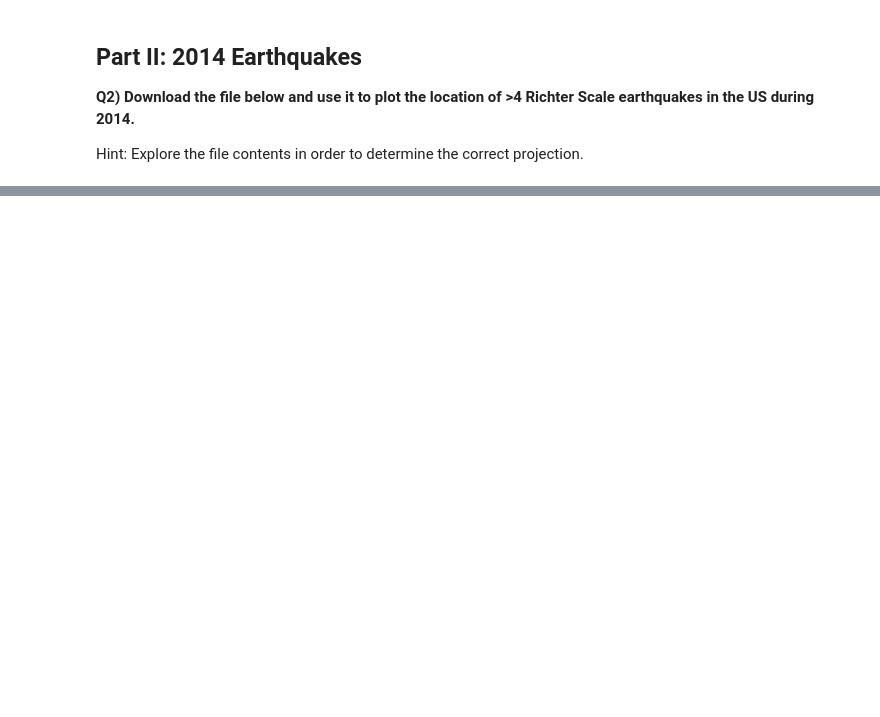
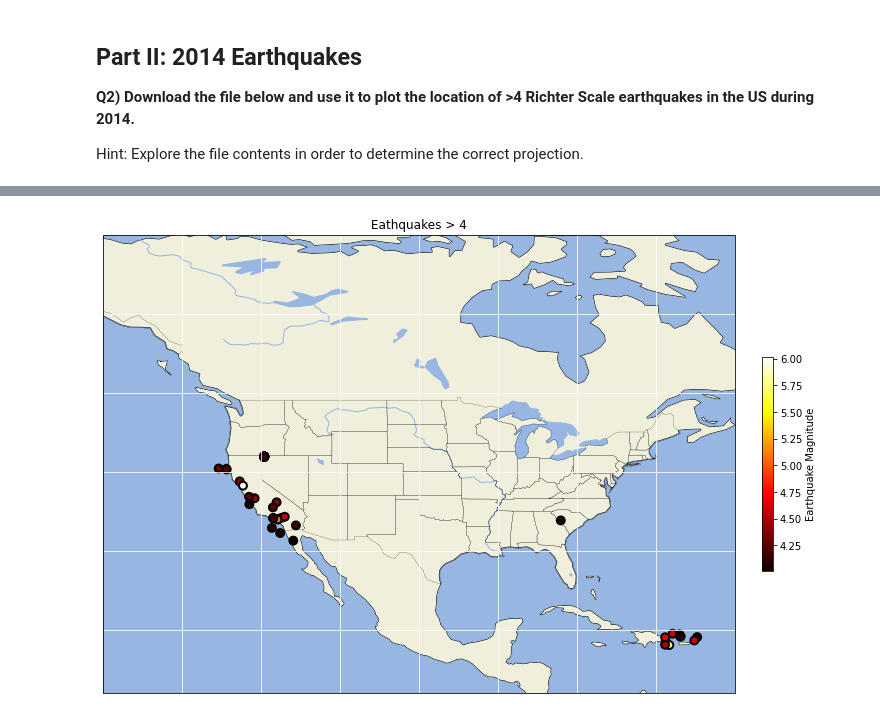
Before and after one commit to axellebersier/2022_Intro_Python, a Jupyter notebook: Exercises/W2_S2.ipynb, the cells around one changed output, grey strips where cells are left out. Cells and saved outputs as stored; diff of their text form; code cells hidden in the pictures; blank space fills up the shorter version.

```diff
--- a/Exercises/W2_S2.ipynb
+++ b/Exercises/W2_S2.ipynb
@@ -237,28 +258,30 @@ Downloading data from 'https://unils-my.sharepoint.com/:x:/g/personal/tom_beucle
 usgs_2014_nonan = usgs_2014.dropna()
 usgs_2014_large = usgs_2014_nonan[usgs_2014_nonan['mag']>4]
 # %%
-fig,ax = plt.subplots(1,1,figsize=(12, 12),subplot_kw={'projection': ccrs.Robinson()})
+fig,ax = plt.subplots(1,1,figsize=(12, 12),subplot_kw={'projection': ccrs.PlateCarree()})
 # The rest doesn't change:
 ax.set_extent([-140, -60, 12,70], ccrs.PlateCarree())
 
 ######################################################################################################################################################
 # Add Land, Ocean, Rivers, and State Lines
 # Hint: Land linewidth = 3; States: edgecolor='gray',linewidth=1.25; lakes/ocean/rivers: no change
 # Hint: https://matplotlib.org/stable/gallery/color/named_colors.html for the names of the colors available
 ######################################################################################################################################################
-____.add_feature(cartopy._____.____, edgecolor='____',linewidths=____)
-____.add_feature(cartopy._____.____)
-____.add_feature(cartopy._____.____)
-____.add_feature(cartopy._____.____)
-____.add_feature(cartopy._____.____,edgecolor='____',linewidth=____)
-____.gridlines(lw=____,color='____')
+ax.add_feature(cartopy.feature.LAND, edgecolor='k',linewidths=2)
+ax.add_feature(cartopy.feature.OCEAN)
+ax.add_feature(cartopy.feature.LAKES)
+ax.add_feature(cartopy.feature.RIVERS)
+ax.add_feature(cartopy.feature.STATES,edgecolor='k',linewidth=0.2)
+ax.gridlines(lw=2,color='w')
 
 ######################################################################################################################################################
 # Add Scatter points for earthquake data
 # Hint: usgs_2014_large['longitude'] to access logitude data, usgs_2014_large['latitude'] to access latitude data, usgs_2014_large['mag'] to access Earthquake magnitudes
 # Hint: https://matplotlib.org/stable/gallery/color/named_colors.html for the names of the colors available
 ######################################################################################################################################################
-____ = ax.scatter(____,____,s=62,c=____,marker='o',cmap='____',edgecolors='____',linewidths=2, transform=____)
-plt.colorbar(____,ax=____,fraction=0.016, pad=0.04,label='____')
-ax.set_title('____')
+Earthquake = ax.scatter(usgs_2014_large['longitude'],usgs_2014_large['latitude'],s=62,c=usgs_2014_large['mag'],marker='o',cmap='hot',edgecolors='k',linewidths=2)
+plt.colorbar(Earthquake,ax=ax,fraction=0.016, pad=0.04,label='Earthquake Magnitude')
+ax.set_title('Eathquakes > 4')
 plt.show()
+# %% [output]
+[figure, added]
```
Also changed, not shown: parts of 4 cells of this notebook.
